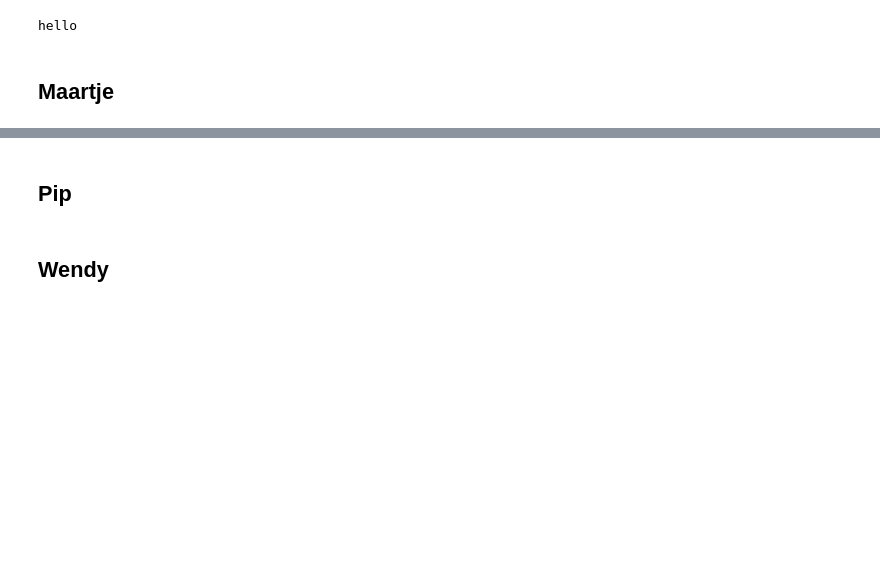
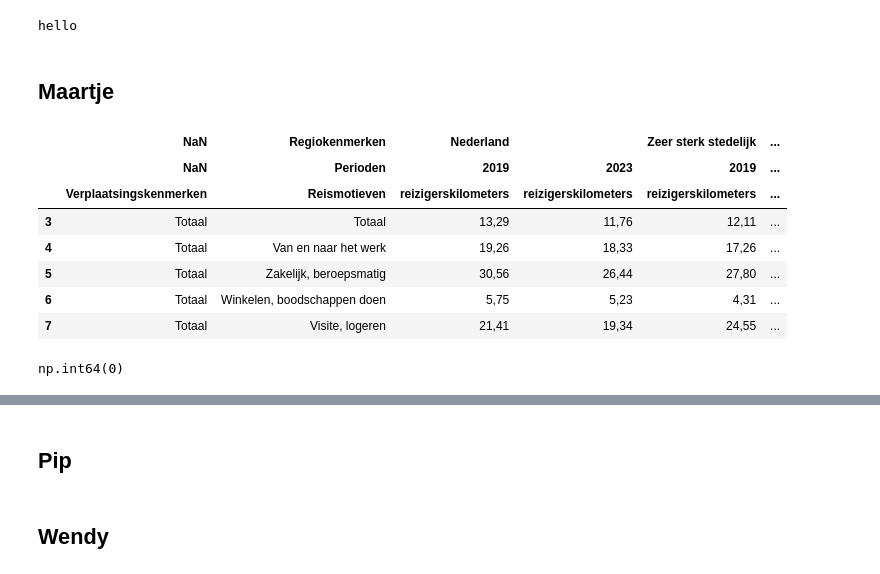
Before and after one commit to wendyqxc/Group8, a Jupyter notebook: Code_per_person.ipynb, the cells around one changed output, grey strips where cells are left out. Cells and saved outputs as stored; diff of their text form; code cells hidden in the pictures; blank space fills up the shorter version.

```diff
--- a/Code_per_person.ipynb
+++ b/Code_per_person.ipynb
@@ -26,0 +33,34 @@ hello
+# %%
+'''Reading the dataset: dataset1'''
+df = pd.read_csv('Dataset1.csv',\
+    delimiter=';',\
+    encoding='utf-8-sig',
+    skiprows=4) #skip the first 4 rows because they don't contain any needed data
+df_copy = df.copy() #make a copy of the original dataframe
+new_header = pd.MultiIndex.from_arrays(df.iloc[0:3].values) #make row with index 0,1 en 2 part of the column index. These rows don't contain any data and they should be part of the column index
+df_copy.columns = new_header #make these rows part of the new column indexes
+df1 = df_copy.iloc[3:,0:14] #show all rows and columns that are needed (from column 15 and on, it shows travel time instead of distance)
+df1.head()
+# %% [output]
+|  | NaN | Regiokenmerken | Nederland |  | Zeer sterk stedelijk | ... |
+|  | NaN | Perioden | 2019 | 2023 | 2019 | ... |
+|  | Verplaatsingskenmerken | Reismotieven | reizigerskilometers | reizigerskilometers | reizigerskilometers | ... |
+| 3 | Totaal | Totaal | 13,29 | 11,76 | 12,11 | ... |
+| 4 | Totaal | Van en naar het werk | 19,26 | 18,33 | 17,26 | ... |
+| 5 | Totaal | Zakelijk, beroepsmatig | 30,56 | 26,44 | 27,80 | ... |
+| 6 | Totaal | Winkelen, boodschappen doen | 5,75 | 5,23 | 4,31 | ... |
+| 7 | Totaal | Visite, logeren | 21,41 | 19,34 | 24,55 | ... |
+# %%
+'''Filtering for missing or non-valid values
+nothing : this number just doesn't exists based on logical facts
+. : number is unknown, not reliable or secret
+* : provisional number
+** : additional provisional numberws if applicable'''
+df1.isna().sum().sum()      #shows how many missing values (empty cells) there are, appears to be 13
+(df1 == '.').sum().sum()    #shows how many cells include a '.' as value, appears to be 43
+(df1 == '*').sum().sum()    #shows how many cells include a '*' as value, appears to be 0
+(df1 == '**').sum().sum()   #shows how many cells include a '**' as value, appears to be 0
+df1 = df1.replace('.', np.nan) #replacing all the '.' as a NaN
+df1.isna().sum().sum() #counting all the NaN's: total of 56 (so indeed the sum of the 13 real NaN and the 43 '.')
+# %% [output]
+np.int64(0)
```
Also changed, not shown: parts of 5 cells of this notebook.
